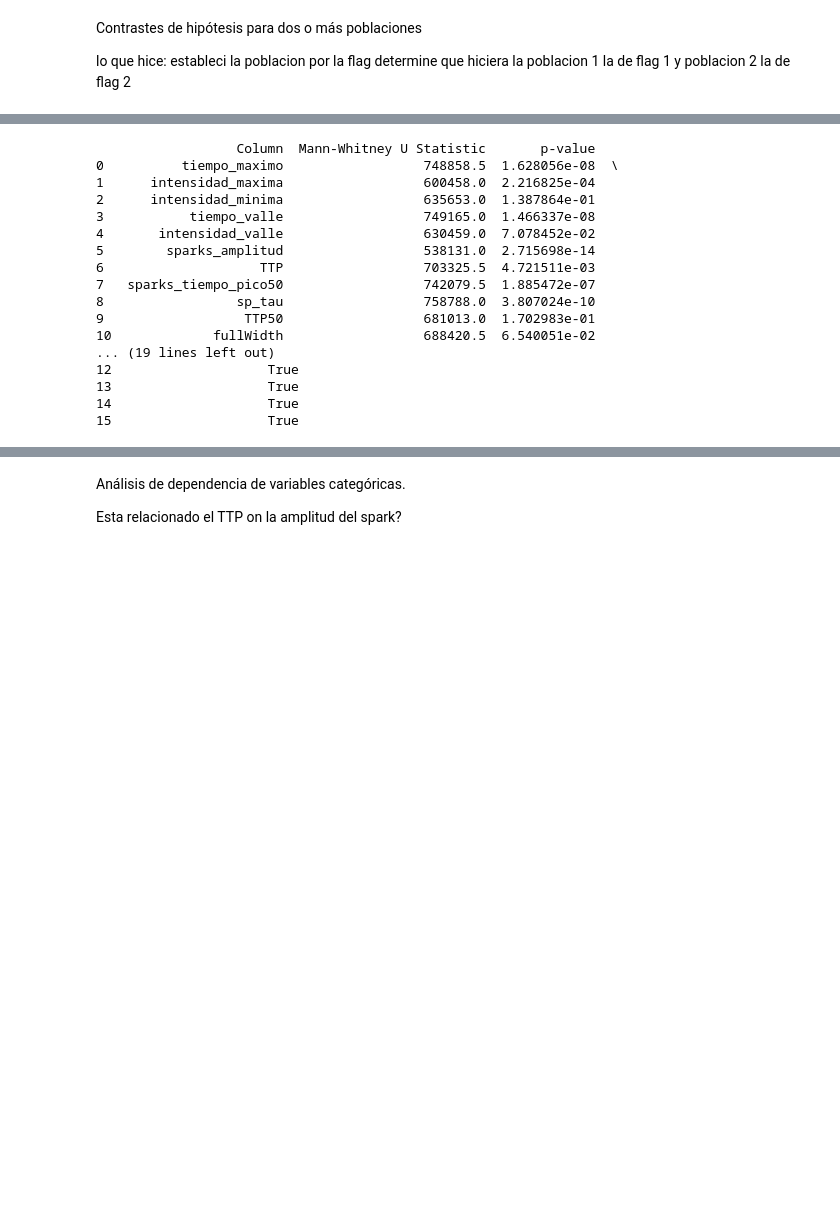
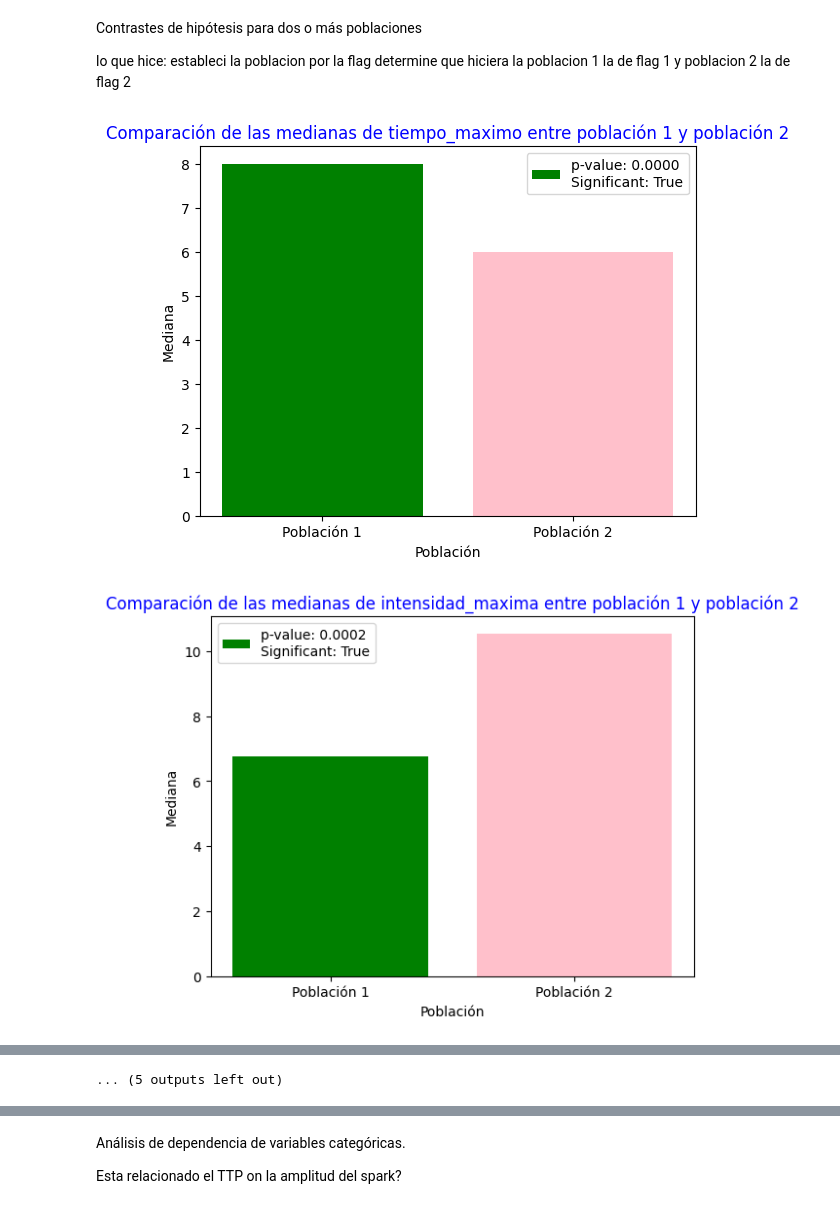
Before and after one commit to macarenaalga/trabajo_final, a Jupyter notebook: pipeline_trabajofinal.ipynb, the cells around one changed output, grey strips where cells are left out. Drawn from its saved outputs; the diff is of its cells as text; code cells hidden in the pictures; blank space fills up the shorter version.

Commit message:
post_tiempo1

```diff
--- a/pipeline_trabajofinal.ipynb
+++ b/pipeline_trabajofinal.ipynb
@@ -596,33 +626,48 @@ lo que hice: estableci la poblacion por la flag determine que hiciera  la poblac
 ##Esta prueba es una alternativa no paramétrica al test t de Student y es adecuada para comparar dos muestras
 # independientes cuando no se cumplen los supuestos de normalidad y homogeneidad de varianzas.
 #la prueba de Mann-Whitney U evalúa la hipótesis nula de que las dos poblaciones tienen distribuciones idénticas.
 # Si el valor p resultante es menor que el nivel de significancia deseado (por ejemplo, 0.05), se puede concluir
 # que hay evidencia estadística para rechazar la hipótesis nula y afirmar que hay diferencias significativas entre
 # las dos poblaciones en esa columna específica.
 
 from scipy.stats import mannwhitneyu
 
 # Create a list to store the results
 results = []
 
 # Iterate over each column of the DataFrame
 for column in df.columns:
     # Filter the data for each population (flag 1 and flag 2)
-    population1 = df[column][df['flag'] == 1]
-    population2 = df[column][df['flag'] == 2]
+    poblacion1 = df[column][df['flag'] == 1]
+    poblacion2 = df[column][df['flag'] == 2]
 
     # Perform the Mann-Whitney U test
-    statistic, p_value = mannwhitneyu(population1, population2)
+    statistic, p_value = mannwhitneyu(poblacion1, poblacion2)
 
     # Determine if there is a significant difference
     is_significant = p_value < 0.05
 
     # Add the results to the list
     results.append({'Column': column, 'Mann-Whitney U Statistic': statistic, 'p-value': p_value, 'Significant Difference': is_significant})
 
+    #Graficos para cada uno
+    plt.bar(['Población 1', 'Población 2'], [np.median(poblacion1), np.median(poblacion2)], color =['green','pink'])
+    plt.xlabel('Población')
+    plt.ylabel('Mediana')
+    # Change the title color based on significance
+    title_color = 'blue' if is_significant else 'red'
+    plt.title(f'Comparación de las medianas de {column} entre población 1 y población 2', color=title_color)
+    # Display the p-value and significance in the legend
+    legend_text = f'p-value: {p_value:.4f}\nSignificant: {is_significant}'
+    plt.legend([legend_text])
+    plt.show()
+
 # Create a DataFrame from the list of results
 results_df = pd.DataFrame(results)
 
+
 # Print the results
 print(results_df)
 # %% [output]
+[figure, added]
+[figure, added]
@@ -629,17 +684 @@ print(results_df)
-                  Column  Mann-Whitney U Statistic       p-value
-0          tiempo_maximo                  748858.5  1.628056e-08  \
-1      intensidad_maxima                  600458.0  2.216825e-04
-2      intensidad_minima                  635653.0  1.387864e-01
-3           tiempo_valle                  749165.0  1.466337e-08
-4       intensidad_valle                  630459.0  7.078452e-02
-5        sparks_amplitud                  538131.0  2.715698e-14
-6                    TTP                  703325.5  4.721511e-03
-7   sparks_tiempo_pico50                  742079.5  1.885472e-07
-8                 sp_tau                  758788.0  3.807024e-10
-9                  TTP50                  681013.0  1.702983e-01
-10             fullWidth                  688420.5  6.540051e-02
-... (19 lines left out)
-12                    True
-13                    True
-14                    True
-15                    True
+... (5 outputs left out)
```
Also changed, not shown: parts of 3 cells of this notebook.
